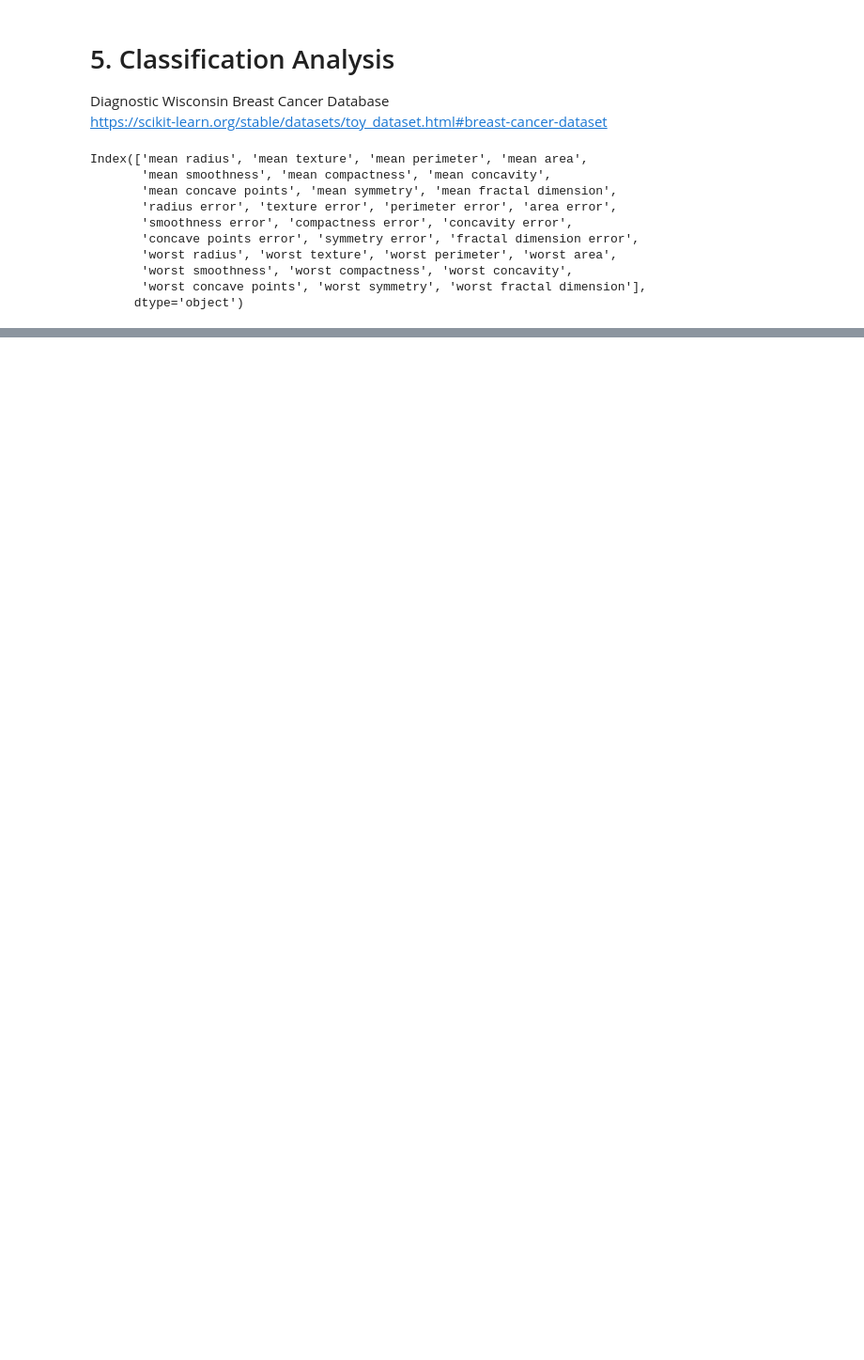
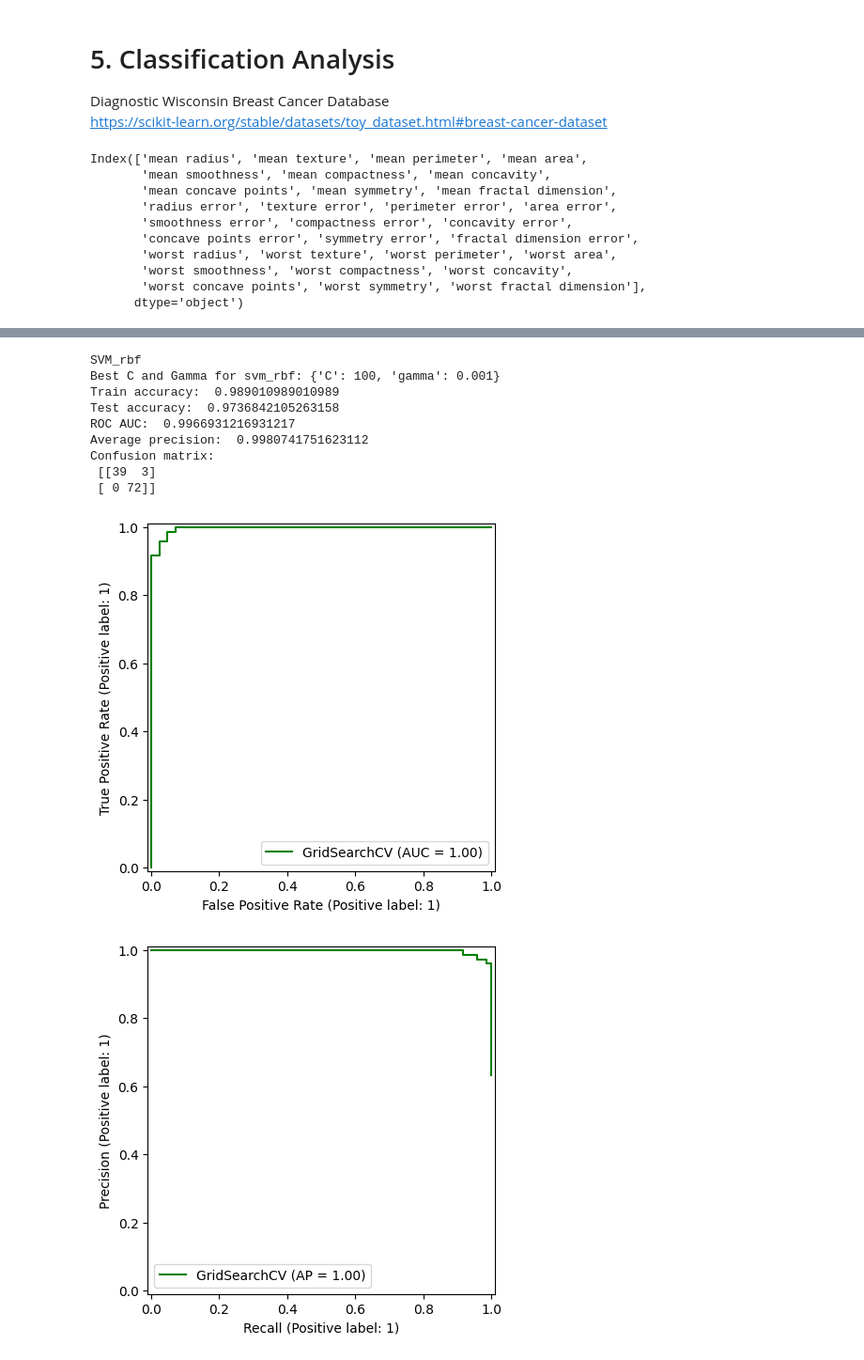
Before and after one commit to yiheng870106/Mathematics-of-Data-Science-Project-1-yiheng, a Jupyter notebook: project1.ipynb, the cells around one changed output, grey strips where cells are left out. Shown at 94% size. Cells and saved outputs as stored; diff of their text form; code cells hidden in the pictures; blank space fills up the shorter version.

```diff
--- a/project1.ipynb
+++ b/project1.ipynb
@@ -324,0 +366,38 @@ Index(['mean radius', 'mean texture', 'mean perimeter', 'mean area',
+# %%
+# Explore other classification methods on this dataset.
+
+#svm_rbf
+CandGamma = {'C': [0.001, 0.01, 0.1, 1, 10, 100, 1000], 'gamma': [0.001, 0.01, 0.1, 1, 10, 100, 1000]}
+svm_rbf = GridSearchCV(SVC(kernel="rbf", probability=True, random_state=0), CandGamma, cv=5, scoring="accuracy")
+svm_rbf.fit(X_train_std, y_train)
+
+print("SVM_rbf")
+print("Best C and Gamma for svm_rbf:", svm_rbf.best_params_)
+
+y_pred_svm_rbf = svm_rbf.predict(X_test_std)
+y_score_svm_rbf = svm_rbf.predict_proba(X_test_std)[:,1]
+
+# Report the train/test accuracy, roc_auc, and average precision.
+print("Train accuracy: ", accuracy_score(y_train, svm_rbf.predict(X_train_std)))
+print("Test accuracy: ", accuracy_score(y_test, y_pred_svm_rbf))
+print("ROC AUC: ", roc_auc_score(y_test, y_score_svm_rbf))
+print("Average precision: ", average_precision_score(y_test, y_score_svm_rbf))
+
+# Include a confusion matrix and plots of the ROC curve and precision-recall curves.
+print("Confusion matrix: \n", confusion_matrix(y_test, y_pred_svm_rbf))
+RocCurveDisplay.from_estimator(svm_rbf, X_test_std, y_test, color="green")
+plt.show()
+PrecisionRecallDisplay.from_estimator(svm_rbf, X_test_std, y_test, color="green")
+plt.show()
+# %% [output]
+SVM_rbf
+Best C and Gamma for svm_rbf: {'C': 100, 'gamma': 0.001}
+Train accuracy:  0.989010989010989
+Test accuracy:  0.9736842105263158
+ROC AUC:  0.9966931216931217
+Average precision:  0.9980741751623112
+Confusion matrix:
+ [[39  3]
+ [ 0 72]]
+[figure, added]
+[figure, added]
```
Also changed, not shown: parts of 7 cells of this notebook.
